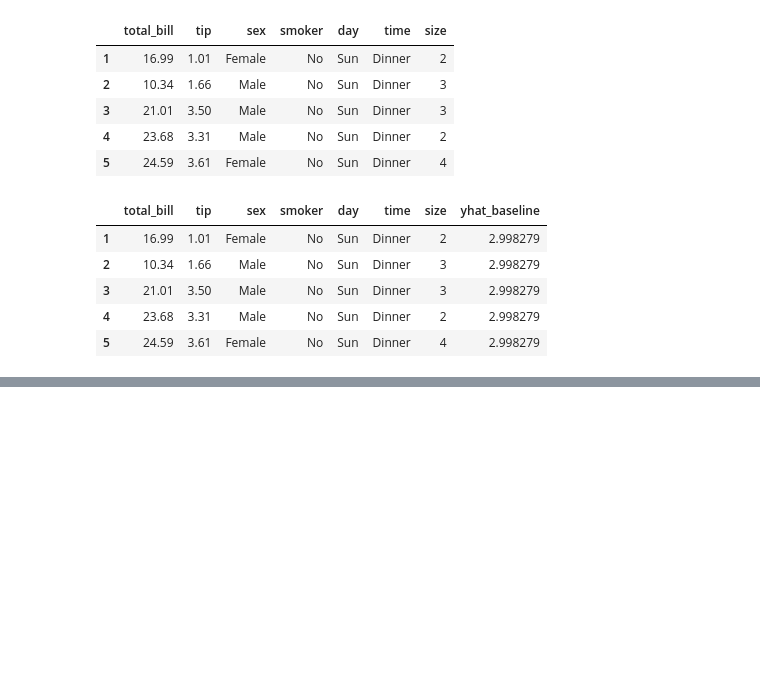
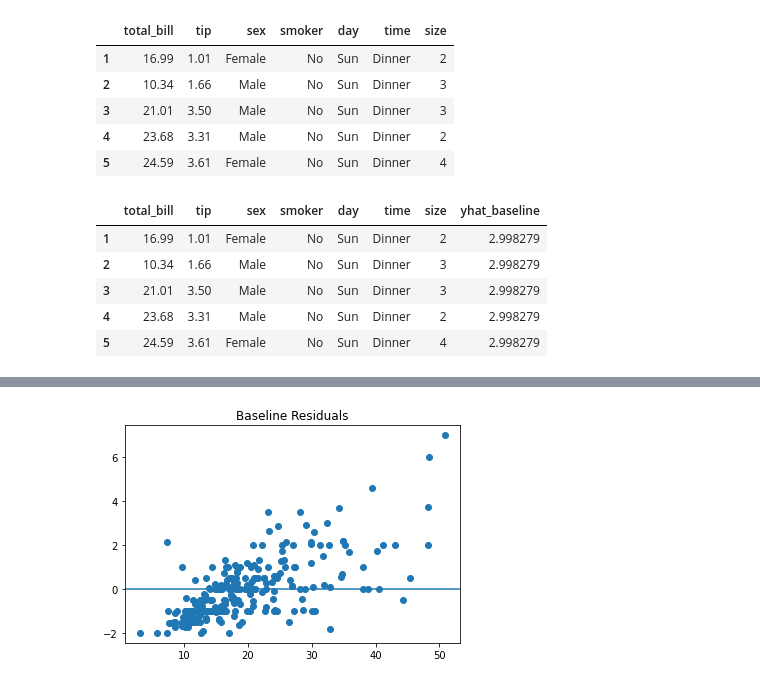
Before and after one commit to jamesallen0351/regression-exercises, a Jupyter notebook: evaluate.ipynb, the cells around one changed output, grey strips where cells are left out. Saved outputs shown, nothing was run; the diff lists cells and outputs as text; code cells hidden in the pictures; blank space fills up the shorter version.

```diff
--- a/evaluate.ipynb
+++ b/evaluate.ipynb
@@ -101,0 +142,8 @@ NameError: name 'X' is not defined
+# %%
+# taking a look at 'total_bill' and 'baseline_residuals' in a scatterplot
+plt.scatter(x='total_bill', y='baseline_residuals', data = df)
+plt.title('Baseline Residuals')
+plt.axhline(y=0)
+plt.show()
+# %% [output]
+[figure, added]
```
Also changed, not shown: parts of 26 cells of this notebook.
